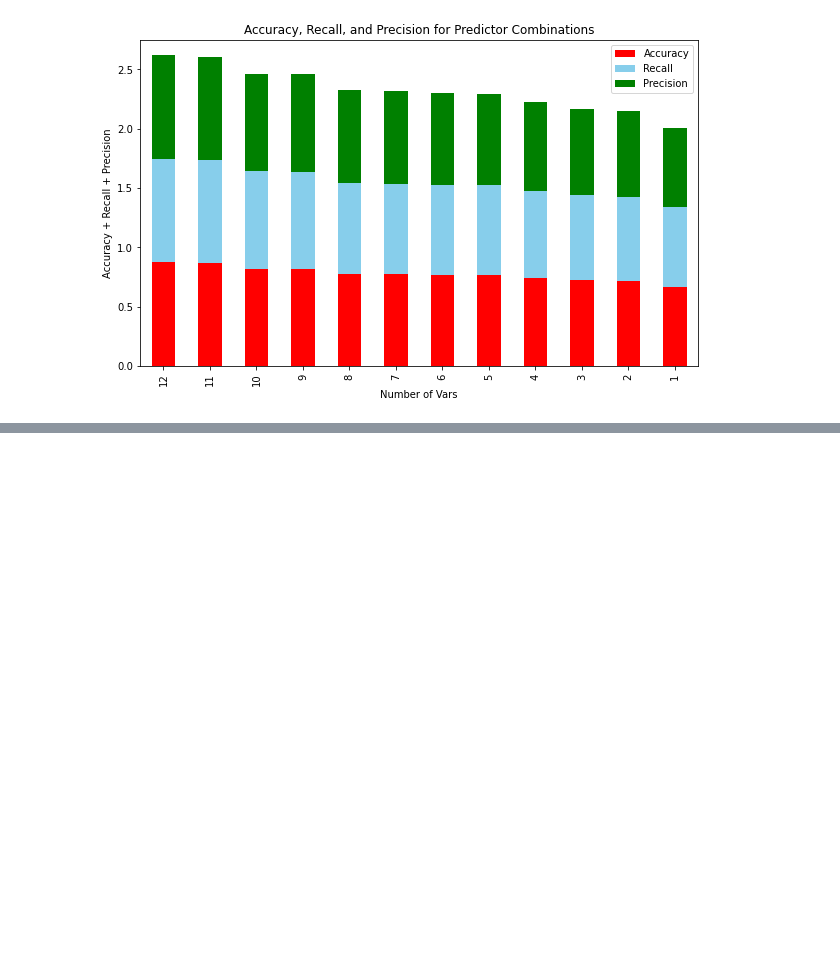
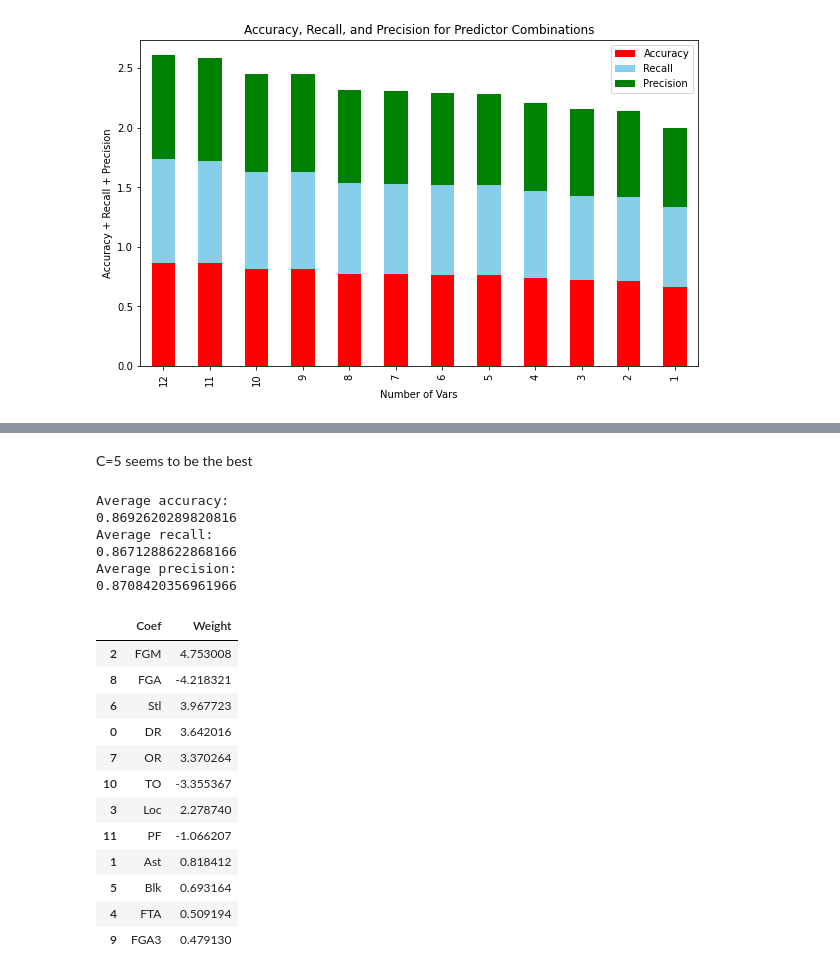
Before and after one commit to COGS118A/Group006-Sp22, a Jupyter notebook: COGS118A Logistic Regression (1).ipynb, the cells around one changed output, grey strips where cells are left out. Cells and saved outputs as stored; diff of their text form; code cells hidden in the pictures; blank space fills up the shorter version.

```diff
--- a/COGS118A Logistic Regression (1).ipynb
+++ b/COGS118A Logistic Regression (1).ipynb
@@ -9,13 +10,12 @@ import matplotlib.pyplot as plt
 pd.set_option('display.max_columns', None)
 # %%
 # https://www.kaggle.com/c/mens-march-mania-2022/data
-file_path = 'mens-march-mania-2022/MDataFiles_Stage1/'
 
 # regular season data
-data_regszn = pd.read_csv(file_path + 'MRegularSeasonDetailedResults.csv')
+data_regszn = pd.read_csv('MRegularSeasonDetailedResults.csv')
 
 # tournament data
-data_tournament = pd.read_csv(file_path + 'MNCAATourneyDetailedResults.csv')
+data_tournament = pd.read_csv('MNCAATourneyDetailedResults.csv')
 # %%
 data_regszn.head()
 # %% [output]
@@ -305,0 +316,69 @@ C=5 seems to be the best
+# %% [markdown]
+C=5 seems to be the best
+# %%
+# estimating final performance using kfold
+
+kf = KFold(n_splits=10, shuffle=True, random_state=43)
+X = data[['DR', 'Ast', 'FGM', 'Loc', 'FTA', 'Blk',
+           'Stl', 'OR', 'FGA', 'FGA3', 'TO', 'PF']]
+y = data['Won']
+
+accuracy = []
+recall = []
+precision = []
+coef_vals = np.zeros(len(['DR', 'Ast', 'FGM', 'Loc', 'FTA', 'Blk',
+           'Stl', 'OR', 'FGA', 'FGA3', 'TO', 'PF']))
+
+for train_index, test_index in kf.split(X):
+    X_train, X_test = X.iloc[train_index], X.iloc[test_index]
+    y_train, y_test = y.iloc[train_index], y.iloc[test_index]
+
+    clf = LogisticRegression(solver='saga', max_iter=1000, C = 5,
+                             penalty = 'elasticnet', l1_ratio = 0.3).fit(X_train, y_train)
+
+    y_pred = clf.predict(X_test)
+
+    tn, fp, fn, tp = confusion_matrix(y_test, y_pred).ravel()
+
+    accuracy.append((tp + tn) / (tp + tn + fp + fn))
+    recall.append(tp / (tp + fn))
+    precision.append(tp / (tp + fp))
+
+    for i in range(len(np.array(clf.coef_)[0])):
+        coef_vals[i] += np.array(clf.coef_)[0][i]
+# %%
+print("Average accuracy:")
+print(np.mean(accuracy))
+print("Average recall:")
+print(np.mean(recall))
+print("Average precision:")
+print(np.mean(precision))
+# %% [output]
+Average accuracy:
+0.8692620289820816
+Average recall:
+0.8671288622868166
+Average precision:
+0.8708420356961966
+# %%
+# look at which coefficients are most important
+
+coef_df = pd.DataFrame({'Coef': ['DR', 'Ast', 'FGM', 'Loc', 'FTA', 'Blk',
+           'Stl', 'OR', 'FGA', 'FGA3', 'TO', 'PF'],
+           'Weight': coef_vals})
+
+coef_df.reindex(coef_df.Weight.abs().sort_values().index).iloc[::-1]
+# %% [output]
+|  | Coef | Weight |
+| 2 | FGM | 4.753008 |
+| 8 | FGA | -4.218321 |
+| 6 | Stl | 3.967723 |
+| 0 | DR | 3.642016 |
+| 7 | OR | 3.370264 |
+| 10 | TO | -3.355367 |
+| 3 | Loc | 2.278740 |
+| 11 | PF | -1.066207 |
+| 1 | Ast | 0.818412 |
+| 5 | Blk | 0.693164 |
+| 4 | FTA | 0.509194 |
+| 9 | FGA3 | 0.479130 |
```
Also changed, not shown: parts of 16 cells of this notebook.
